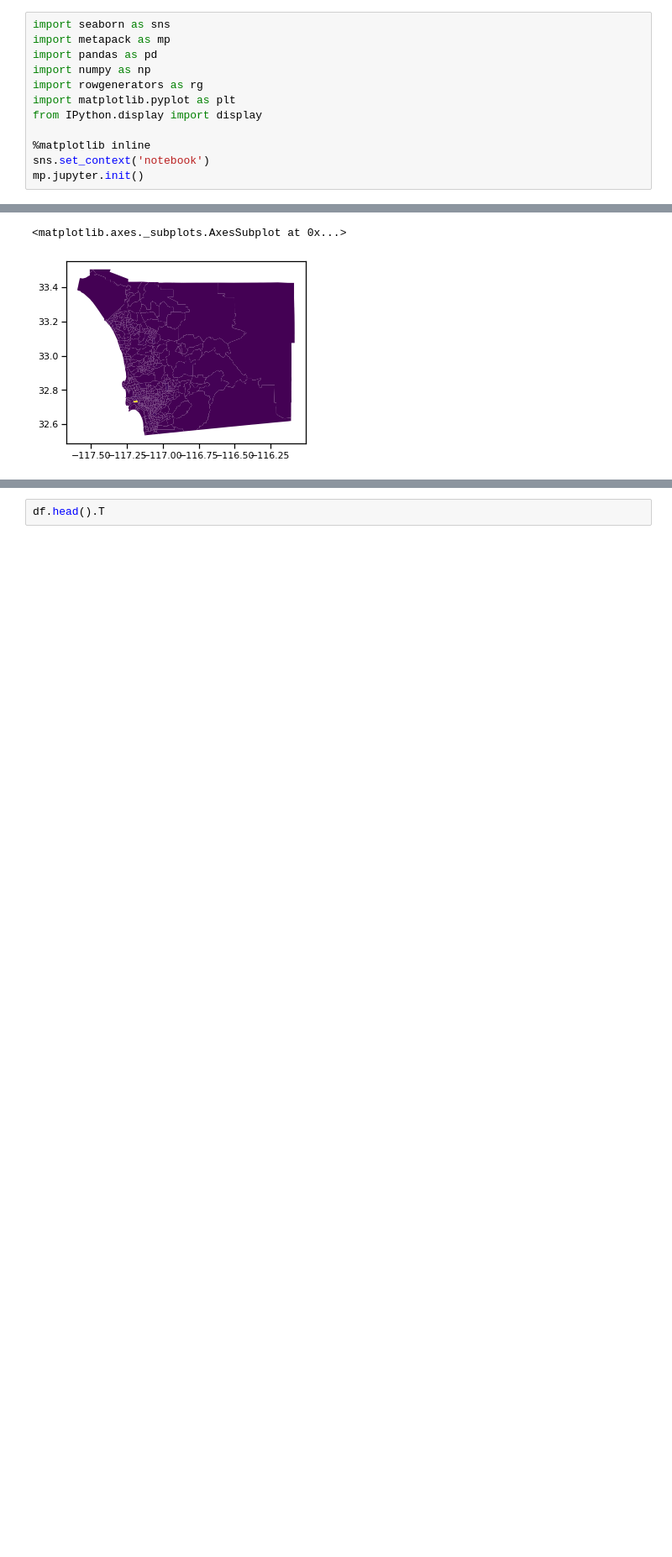
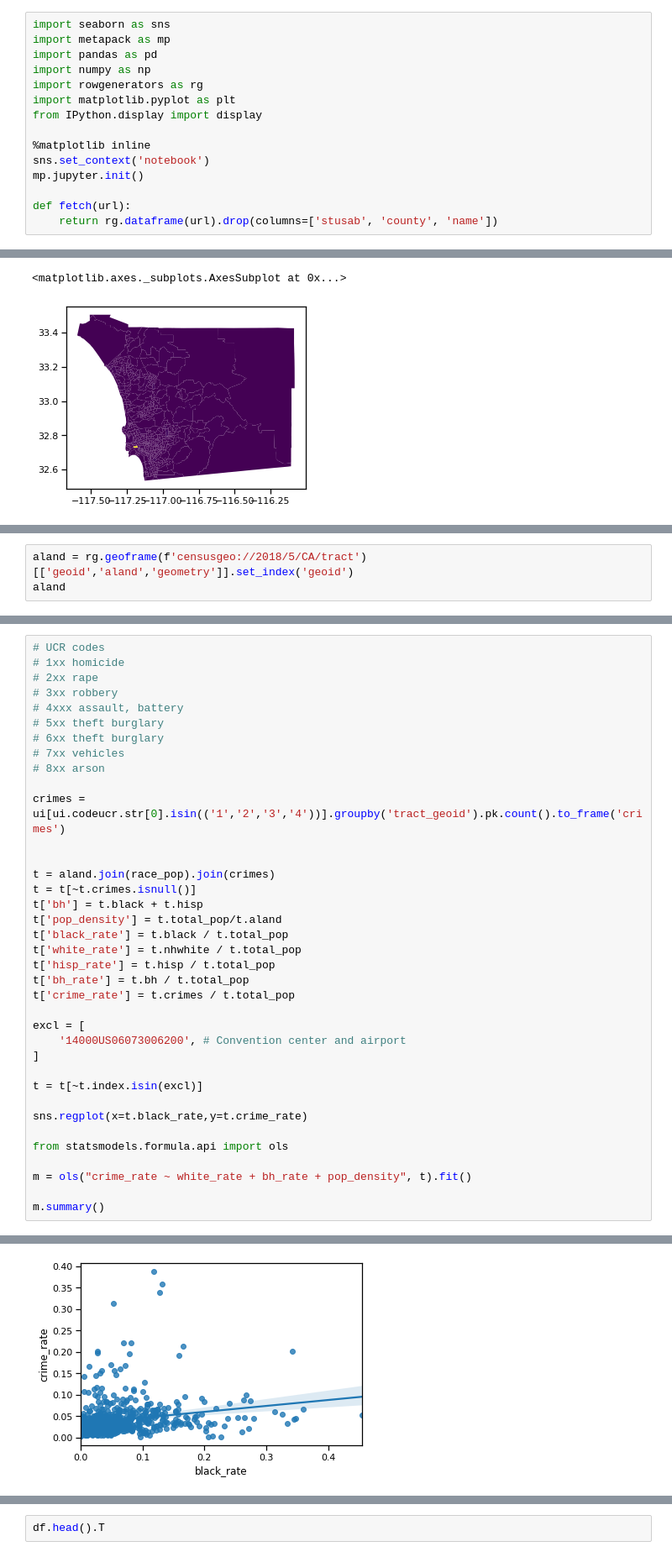
Before and after one commit to metatab-packages/sandiegodata.org-crime_victims, a Jupyter notebook: notebooks/Explore.ipynb, the cells around one changed output, grey strips where cells are left out. Shown at 84% size. Cells and saved outputs as stored; diff of their text form; blank space fills up the shorter version.

```diff
--- a/notebooks/Explore.ipynb
+++ b/notebooks/Explore.ipynb
@@ -10,6 +10,9 @@ from IPython.display import display
 %matplotlib inline
 sns.set_context('notebook')
 mp.jupyter.init()
+
+def fetch(url):
+    return rg.dataframe(url).drop(columns=['stusab', 'county', 'name'])
 # %%
 pkg = mp.jupyter.open_package()
 #pkg = mp.jupyter.open_source_package()
@@ -86,0 +126,3 @@ t.to_csv('crimes')
+# %%
+aland = rg.geoframe(f'censusgeo://2018/5/CA/tract')[['geoid','aland','geometry']].set_index('geoid')
+aland
@@ -86,0 +144,38 @@ t.to_csv('crimes')
+# %%
+# UCR codes
+# 1xx homicide
+# 2xx rape
+# 3xx robbery
+# 4xxx assault, battery
+# 5xx theft burglary
+# 6xx theft burglary
+# 7xx vehicles
+# 8xx arson
+
+crimes = ui[ui.codeucr.str[0].isin(('1','2','3','4'))].groupby('tract_geoid').pk.count().to_frame('crimes')
+
+
+t = aland.join(race_pop).join(crimes)
+t = t[~t.crimes.isnull()]
+t['bh'] = t.black + t.hisp
+t['pop_density'] = t.total_pop/t.aland
+t['black_rate'] = t.black / t.total_pop
+t['white_rate'] = t.nhwhite / t.total_pop
+t['hisp_rate'] = t.hisp / t.total_pop
+t['bh_rate'] = t.bh / t.total_pop
+t['crime_rate'] = t.crimes / t.total_pop
+
+excl = [
+    '14000US06073006200', # Convention center and airport
+]
+
+t = t[~t.index.isin(excl)]
+
+sns.regplot(x=t.black_rate,y=t.crime_rate)
+
+from statsmodels.formula.api import ols
+
+m = ols("crime_rate ~ white_rate + bh_rate + pop_density", t).fit()
+
+m.summary()
+# %% [output]
@@ -86,0 +203 @@ t.to_csv('crimes')
+[figure, added]
```
Also changed, not shown: parts of 19 cells of this notebook, 1 other file.
